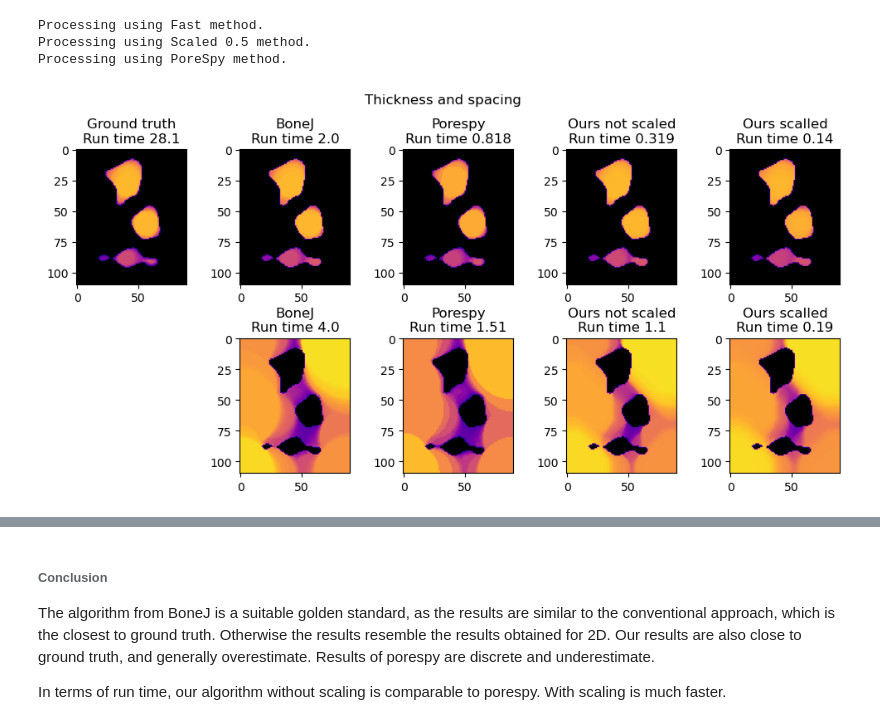
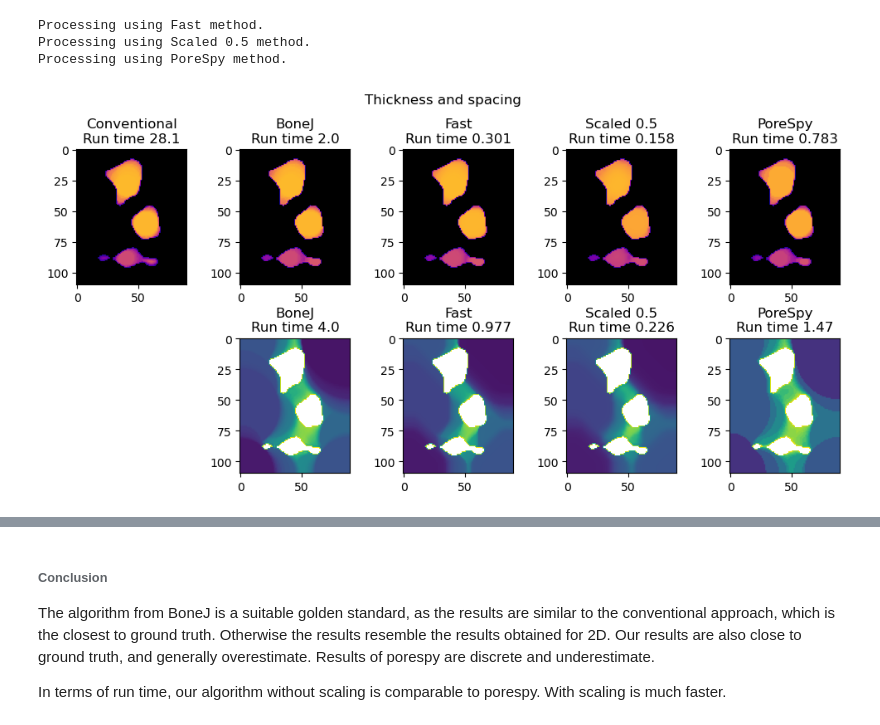
Before and after one commit to vedranaa/local-thickness, a Jupyter notebook: Comparison 3D.ipynb, the cells around one changed output, grey strips where cells are left out. Saved outputs shown, nothing was run; the diff lists cells and outputs as text; code cells hidden in the pictures.

```diff
--- a/Comparison 3D.ipynb
+++ b/Comparison 3D.ipynb
@@ -18,7 +18,4 @@ import tifffile
 filename = 'data/random_test_volume.tif'
 B = tifffile.imread(filename)>0
 
-th = {}
-sp = {}
-times_th = {}
-times_sp = {}
+th, sp, times_th, times_sp = {}, {}, {}, {}
@@ -59,7 +56,7 @@ for methodname in methods.keys():
     th[methodname] = methods[methodname](B)
     times_th[methodname] = time.time() - start_time
     start_time = time.time()
-    sp[methodname] = lt.local_thickness(~B)
+    sp[methodname] = methods[methodname](~B)
     times_sp[methodname] = time.time() - start_time
 # %% [output]
 Processing using Fast method.
@@ -68,41 +65,23 @@ Processing using PoreSpy method.
 # %%
 # Visualize.
 z = 80  # slice to show
 th_maxval = th['BoneJ'].max()
 sp_maxval = sp['BoneJ'].max()
-fig, ax = plt.subplots(2, 5, figsize=(10, 5))
 
+fig, ax = plt.subplots(2, len(th), figsize=(10, 5))
 
-
-
-ax[0][0].imshow(th_gt[z], vmin=0, vmax=th_maxval, cmap=lt.black_plasma())
-ax[0][0].set_title(f'Ground truth\nRun time {time_th_gt:.03}')
-ax[1][0].remove()
-
-ax[0][1].imshow(th_bj[z], vmin=0, vmax=th_maxval, cmap=lt.black_plasma())
-ax[0][1].set_title(f'BoneJ\nRun time {time_th_bj:.03}')
-ax[1][1].imshow(sp_bj[z], vmin=0, vmax=sp_maxval, cmap=lt.black_plasma())
-ax[1][1].set_title(f'BoneJ\nRun time {time_sp_bj:.03}')
-
-ax[0][2].imshow(th_ps[z], vmin=0, vmax=th_maxval, cmap=lt.black_plasma())
-ax[0][2].set_title(f'Porespy\nRun time {time_th_ps:.03}')
-ax[1][2].imshow(sp_ps[z], vmin=0, vmax=sp_maxval, cmap=lt.black_plasma())
-ax[1][2].set_title(f'Porespy\nRun time {time_sp_ps:.03}')
-
-ax[0][3].imshow(th_lt[z], vmin=0, vmax=th_maxval, cmap=lt.black_plasma())
-ax[0][3].set_title(f'Ours not scaled\nRun time {time_th_lt:.03}')
-ax[1][3].imshow(sp_lt[z], vmin=0, vmax=sp_maxval, cmap=lt.black_plasma())
-ax[1][3].set_title(f'Ours not scaled\nRun time {time_sp_lt:.03}')
-
-
-ax[0][4].imshow(th_scaled[z], vmin=0, vmax=th_maxval, cmap=lt.black_plasma())
-ax[0][4].set_title(f'Ours scalled\nRun time {time_th_scaled:.03}')
-ax[1][4].imshow(sp_scaled[z], vmin=0, vmax=sp_maxval, cmap=lt.black_plasma())
-ax[1][4].set_title(f'Ours scalled\nRun time {time_sp_scaled:.03}')
+for ath, asp, methodname in zip(ax[0], ax[1], th.keys()):
+    ath.imshow(th[methodname][z], vmin=0, vmax=th_maxval, cmap=lt.black_plasma())
+    ath.set_title(f'{methodname}\nRun time {times_th[methodname]:.03}')
+    if methodname != 'Conventional':
+        asp.imshow(sp[methodname][z], vmin=0, vmax=sp_maxval, cmap=lt.white_viridis())
+        asp.set_title(f'{methodname}\nRun time {times_sp[methodname]:.03}')
+    else:
+        asp.remove()
 
 fig.suptitle('Thickness and spacing')
 plt.tight_layout()
 plt.show()
 # %% [output]
-[figure, old version]
+[figure, new version]
 # %%
```
Also changed, not shown: parts of 3 cells of this notebook, 1 other file.
